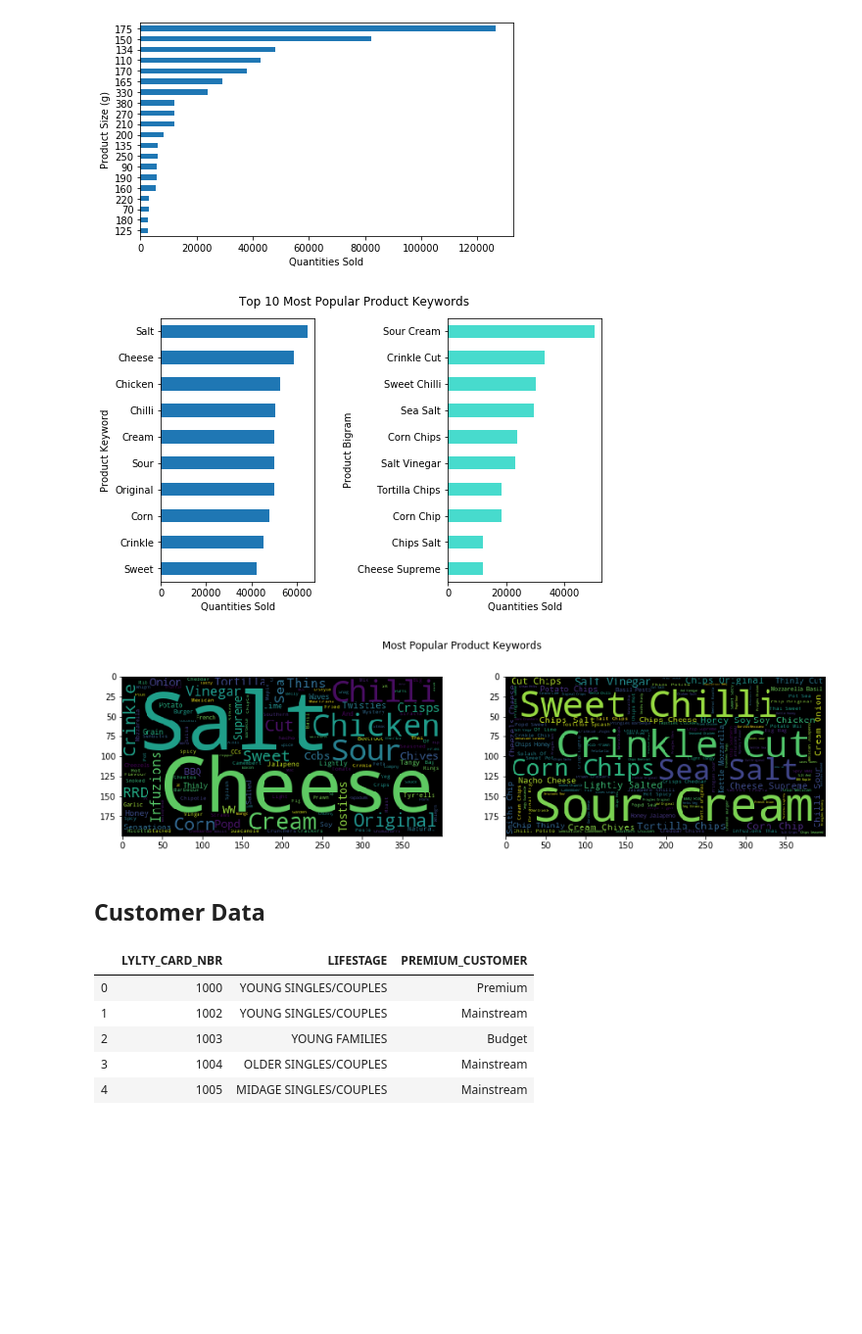
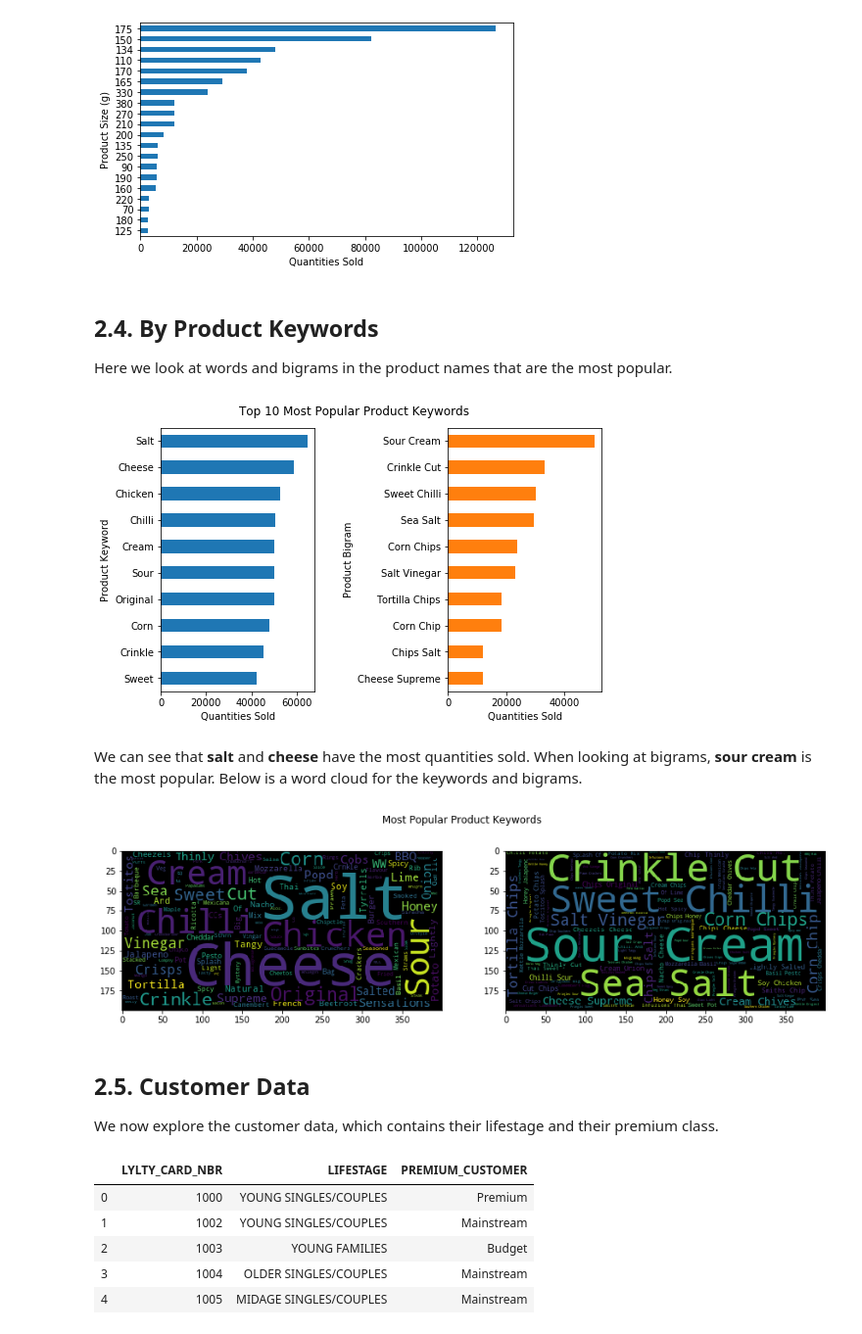
Before and after one commit to teyang-lau/Chips_Customer_Segmentation, a Jupyter notebook: Customer_Segmentation.ipynb, the cells around one changed output. Shown at 98% size. Saved outputs shown, nothing was run; the diff lists cells and outputs as text; code cells hidden in the pictures; blank space fills up the shorter version.

```diff
--- a/Customer_Segmentation.ipynb
+++ b/Customer_Segmentation.ipynb
@@ -297,4 +359,9 @@ ax1.set_xlabel('Quantities Sold')
 plt.show()
 # %% [output]
 [figure]
+# %% [markdown]
+<a id='Keywords'></a>
+## 2.4. By Product Keywords
+
+Here we look at words and bigrams in the product names that are the most popular.
 # %%
@@ -328,10 +398,13 @@ bigrams_freq = count_bigrams(dat)
 # %%
+# get top keywords
 topwords = pd.DataFrame(words_freq.items(), columns=['word','freq']).sort_values('freq')
 topwords = topwords[~topwords.word.isin(['Chips','Kettle','Smiths','Doritos','Pringles'])]
 
+# get top bigrams
 topbigrams = pd.DataFrame(bigrams_freq.items(), columns=['bigram','freq']).sort_values('freq')
 topbigrams = topbigrams[~topbigrams.bigram.isin(['Smiths Crinkle','Doritos Corn','Thins Chips','Cobs Popd','Kettle Tortilla','Grain Waves','Kettle Sensations','Kettle Sweet','Tyrrells Crisps','Twisties Cheese'])]
 
+# Plot
 fig, axes = plt.subplots(nrows=1, ncols=2, figsize=(8,5))
 
 ax1 = plt.subplot(121)
@@ -340,7 +413,7 @@ ax1.set_xlabel('Quantities Sold')
 ax1.set_ylabel('Product Keyword')
 
 ax2 = plt.subplot(122)
-topbigrams[-10:].plot.barh(x='bigram', color=CB91_Green, legend=False, ax=ax2)
+topbigrams[-10:].plot.barh(x='bigram', color='#ff7f0e', legend=False, ax=ax2)
 ax2.set_xlabel('Quantities Sold')
 ax2.set_ylabel('Product Bigram')
 
@@ -348,29 +421,35 @@ fig.tight_layout(pad=3.0)
 plt.suptitle('Top 10 Most Popular Product Keywords')
 plt.show()
 # %% [output]
-[figure, old version]
+[figure, new version]
+# %% [markdown]
+We can see that **salt** and **cheese** have the most quantities sold. When looking at bigrams, **sour cream** is the most popular. Below is a word cloud for the keywords and bigrams.
 # %%
+# Plot wordcloud of keywords and bigrams
 from wordcloud import WordCloud
 
-rem_list = ['Chips','Kettle','Smiths','Doritos','Pringles','Chip']
+rem_list = ['Chips','Kettle','Smiths','Doritos','Pringles','Chip', 'Infuzions', 'RRD', 'Thins', 'Twisties', 'Grain', 'Waves']
 [words_freq.pop(key) for key in rem_list]
 
 rem_list = ['Smiths Crinkle','Doritos Corn','Thins Chips','Cobs Popd','Kettle Tortilla','Grain Waves','Kettle Sensations','Kettle Sweet','Tyrrells Crisps','Twisties Cheese']
 [bigrams_freq.pop(key) for key in rem_list]
 
 plt.figure(figsize=(15,4))
 plt.subplot(121)
 wc = WordCloud(background_color="black").generate_from_frequencies(words_freq)
 plt.imshow(wc)
 plt.subplot(122)
 wc = WordCloud(background_color="black").generate_from_frequencies(bigrams_freq)
 plt.imshow(wc)
 plt.suptitle('Most Popular Product Keywords')
 plt.show()
 # %% [output]
-[figure, old version]
+[figure, new version]
-# %% [markdown]
-## Customer Data
+# %% [markdown]
+<a id='Customer'></a>
+## 2.5. Customer Data
+
+We now explore the customer data, which contains their lifestage and their premium class.
 # %%
 customer.head()
 # %% [output]
```
Also changed, not shown: parts of 62 cells of this notebook, 2 other files.
